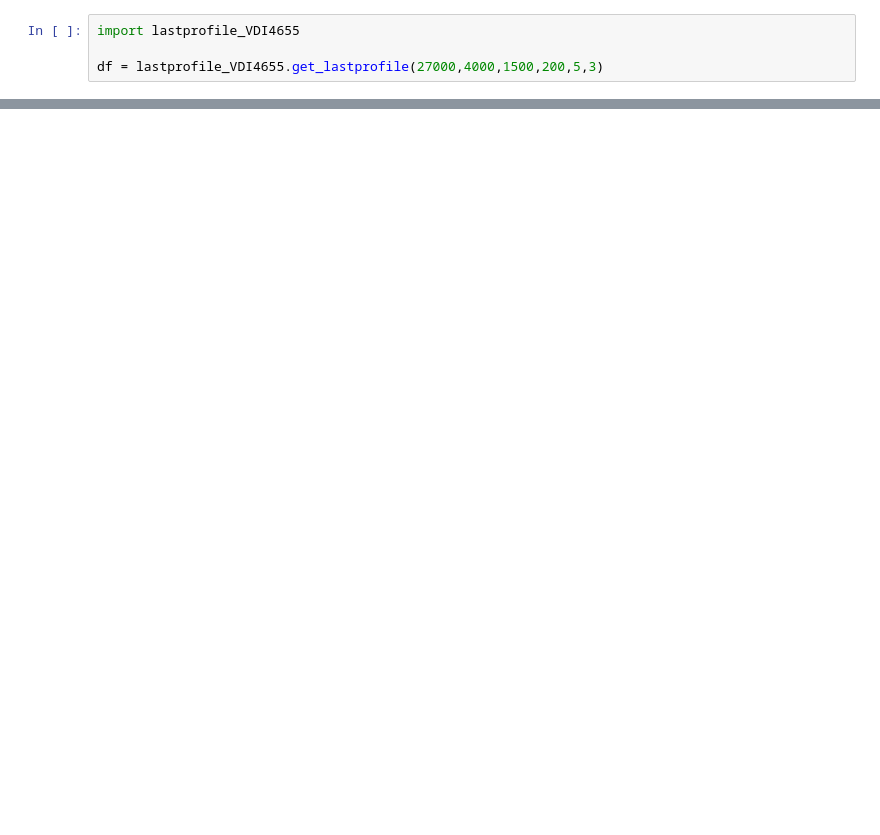
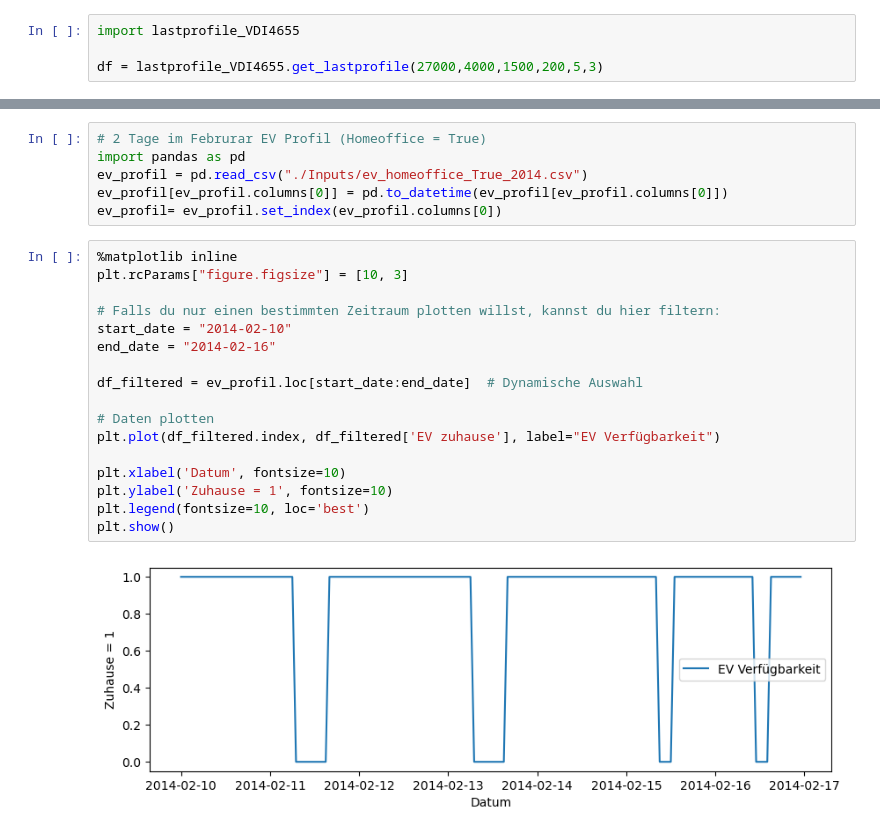
Before and after one commit to d-esplo/hemsrechner, a Jupyter notebook: diagramme_besipielprojekt.ipynb, the cells around one changed output, grey strips where cells are left out. Saved outputs shown, nothing was run; the diff lists cells and outputs as text; blank space fills up the shorter version.

```diff
--- a/diagramme_besipielprojekt.ipynb
+++ b/diagramme_besipielprojekt.ipynb
@@ -129,0 +149,25 @@ plt.show()
+# %%
+# 2 Tage im Februrar EV Profil (Homeoffice = True)
+import pandas as pd
+ev_profil = pd.read_csv("./Inputs/ev_homeoffice_True_2014.csv")
+ev_profil[ev_profil.columns[0]] = pd.to_datetime(ev_profil[ev_profil.columns[0]])
+ev_profil= ev_profil.set_index(ev_profil.columns[0])
+# %%
+%matplotlib inline
+plt.rcParams["figure.figsize"] = [10, 3]
+
+# Falls du nur einen bestimmten Zeitraum plotten willst, kannst du hier filtern:
+start_date = "2014-02-10"
+end_date = "2014-02-16"
+
+df_filtered = ev_profil.loc[start_date:end_date]  # Dynamische Auswahl
+
+# Daten plotten
+plt.plot(df_filtered.index, df_filtered['EV zuhause'], label="EV Verfügbarkeit")
+
+plt.xlabel('Datum', fontsize=10)
+plt.ylabel('Zuhause = 1', fontsize=10)
+plt.legend(fontsize=10, loc='best')
+plt.show()
+# %% [output]
+[figure, added]
```
Also changed, not shown: parts of 16 cells of this notebook, 15 other files.
